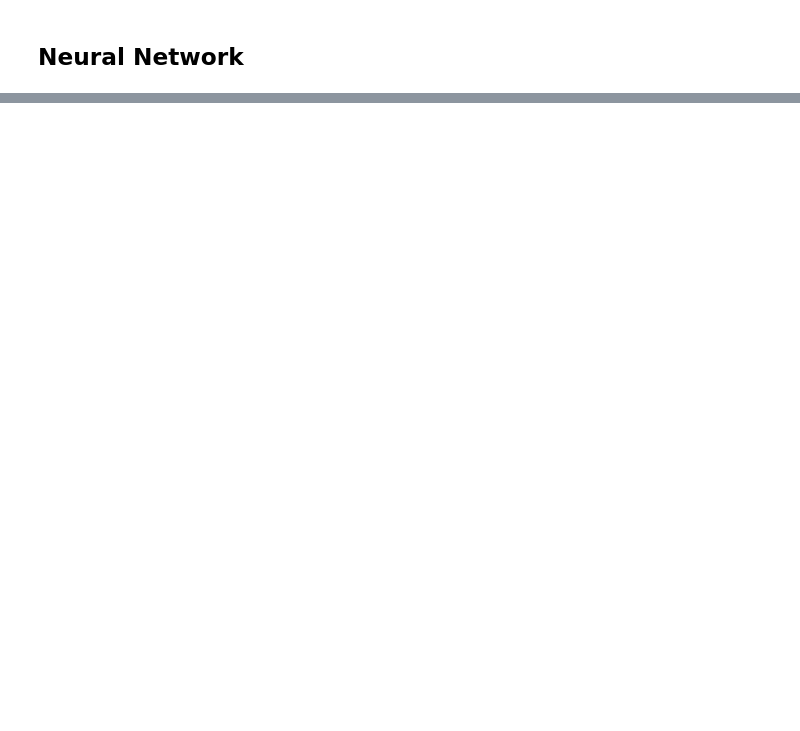
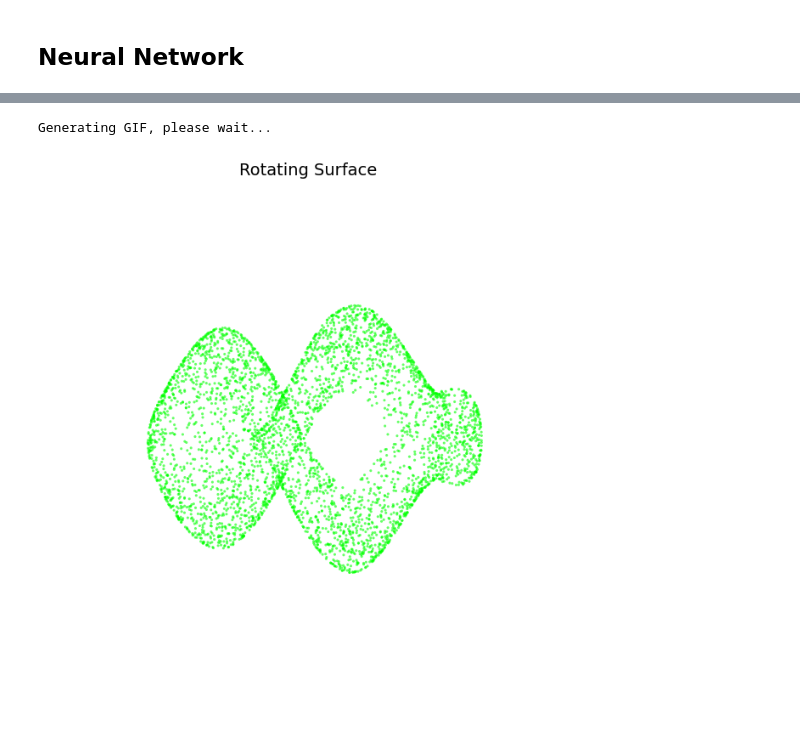
Before and after one commit to gd193/implicit_surfaces, a Jupyter notebook: notebooks/test_surface_sampling.ipynb, the cells around one changed output, grey strips where cells are left out. Saved outputs shown, nothing was run; the diff lists cells and outputs as text; code cells hidden in the pictures; blank space fills up the shorter version.

```diff
--- a/notebooks/test_surface_sampling.ipynb
+++ b/notebooks/test_surface_sampling.ipynb
@@ -410,0 +470,13 @@ plt.show()
+# %%
+surface_points_accumulated = jnp.empty((0, 3), dtype=jnp.float32)
+for i in range(10):
+    active_states, output_states, active_indices = jnp_surface_sampler.sample_surface_points(
+        params=None,
+        key=jax.random.PRNGKey(i),
+        bbox_min=jnp.array([-2.0, -2.0, -2.0]),
+        bbox_max=jnp.array([2.0, 2.0, 2.0]),
+        num_rays=10000,
+    )
+    new_points = gather_hit_points(output_states)
+    surface_points_accumulated = jnp.concatenate([surface_points_accumulated, new_points], axis=0)
+    print(f"Iteration {i}, accumulated points: {surface_points_accumulated.shape[0]}")
@@ -410,0 +530,56 @@ plt.show()
+# %%
+import matplotlib.animation as animation
+
+fig = plt.figure(figsize=(8, 8))
+ax = fig.add_subplot(111, projection='3d')
+
+# Plot the points
+# Adjust 's' (size), 'alpha' (transparency), and 'c' (color) as needed
+scatter = ax.scatter(surface_points_accumulated[:, 0],
+                     surface_points_accumulated[:, 1],
+                     surface_points_accumulated[:, 2],
+                     s=5, c='#00ff00', alpha=0.6, edgecolors='none')
+
+# Clean up the visual space
+ax.set_axis_off()          # Hide axes, grid, and background
+ax.set_title("Rotating Surface", fontsize=14)
+
+# Set equal aspect ratio to prevent stretching
+max_range = np.array([surface_points_accumulated[:, 0].max()-surface_points_accumulated[:, 0].min(),
+                      surface_points_accumulated[:, 1].max()-surface_points_accumulated[:, 1].min(),
+                      surface_points_accumulated[:, 2].max()-surface_points_accumulated[:, 2].min()]).max() / 2.0
+mid_x = (surface_points_accumulated[:, 0].max()+surface_points_accumulated[:, 0].min()) * 0.5
+mid_y = (surface_points_accumulated[:, 1].max()+surface_points_accumulated[:, 1].min()) * 0.5
+mid_z = (surface_points_accumulated[:, 2].max()+surface_points_accumulated[:, 2].min()) * 0.5
+
+ax.set_xlim(mid_x - max_range, mid_x + max_range)
+ax.set_ylim(mid_y - max_range, mid_y + max_range)
+ax.set_zlim(mid_z - max_range, mid_z + max_range)
+
+# ==========================================
+# 3. Create the Animation
+# ==========================================
+def update(frame):
+    """
+    Update function for the animation.
+    Changes the viewing angle for each frame.
+    """
+    # ax.view_init(elevation, azimuth)
+    # We keep elevation constant at 30, and rotate azimuth by the frame count
+    ax.view_init(elev=30, azim=frame)
+    return scatter,
+
+# Create an animation that rotates a full 360 degrees
+# frames=360 means it will call update() 360 times, passing 0 to 359
+# interval=50 is the delay between frames in milliseconds (20 FPS)
+anim = animation.FuncAnimation(fig, update, frames=np.arange(0, 360, 2), interval=50, blit=False)
+
+# ==========================================
+# 4. Save the GIF
+# ==========================================
+print("Generating GIF, please wait...")
+# Using the 'pillow' writer which is built into matplotlib and doesn't require extra installs
+anim.save('rotating_surface.gif', writer='pillow', fps=20)
+# %% [output]
+Generating GIF, please wait...
+[figure, added]
```
Also changed, not shown: parts of 31 cells of this notebook, 11 other files.
